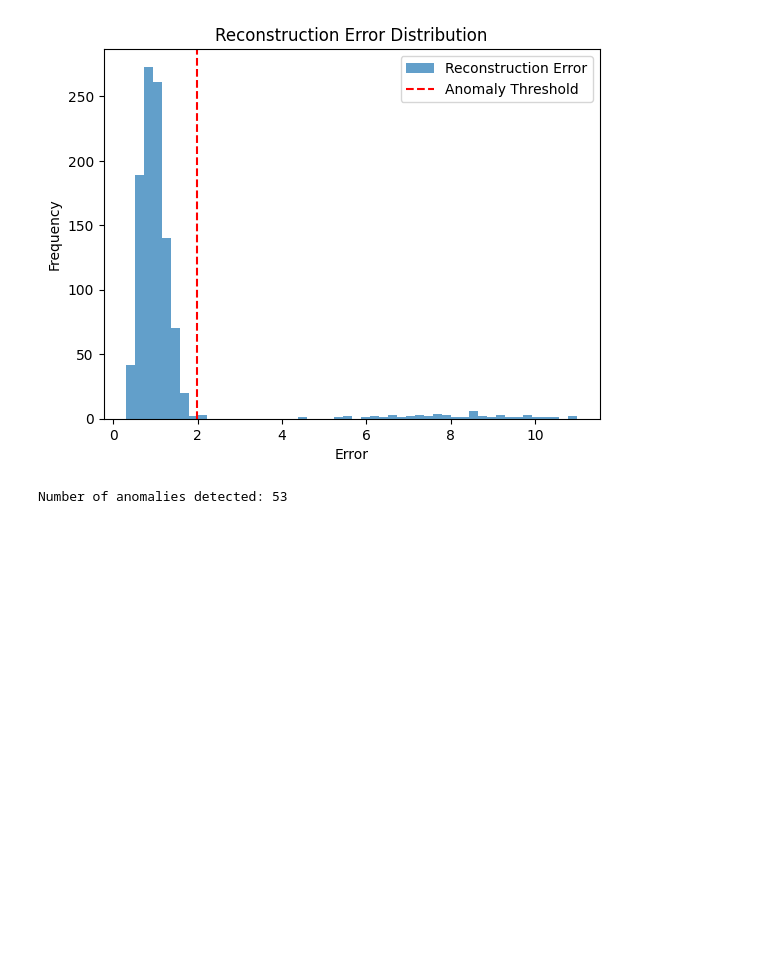
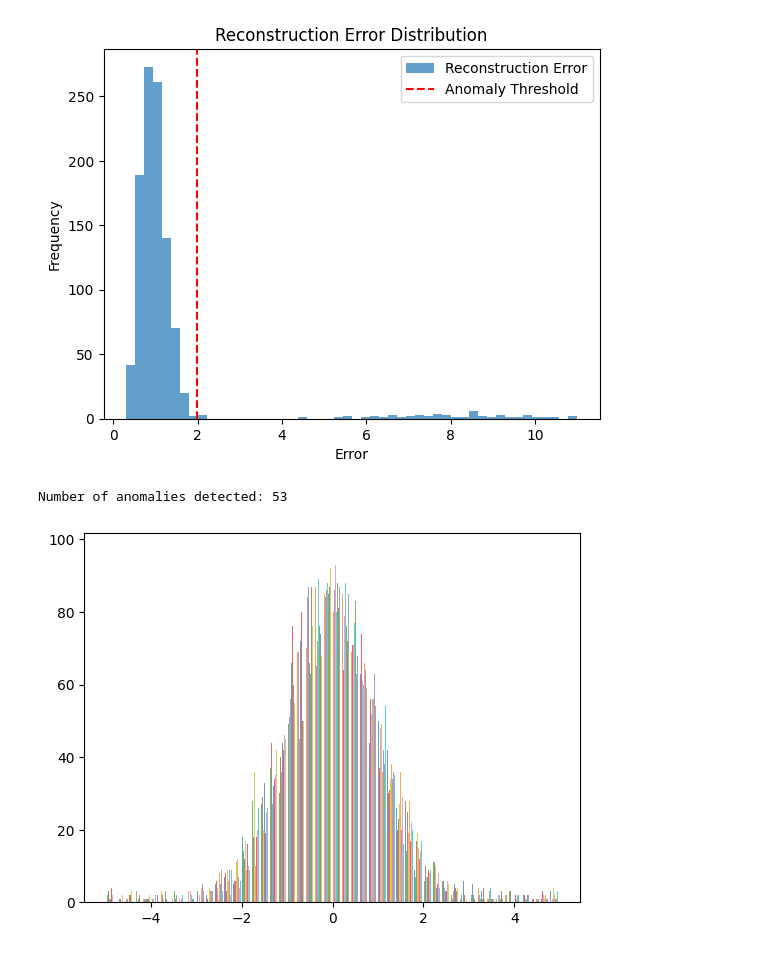
Before and after one commit to mghasemi19/Anomaly-detection-HEP, a Jupyter notebook: Tutorial1.ipynb, the cells around one changed output. Drawn from its saved outputs; the diff is of its cells as text; code cells hidden in the pictures; blank space fills up the shorter version.

```diff
--- a/Tutorial1.ipynb
+++ b/Tutorial1.ipynb
@@ -729,3 +731,7 @@ Epoch 30, Loss: 0.9876
 Epoch 40, Loss: 0.9769
 [figure]
 Number of anomalies detected: 53
+# %%
+_, _, _ = plt.hist(data, bins=50, alpha=0.7, label="Reconstruction Error")
+# %% [output]
+[figure, added]
```
Also changed, not shown: parts of 2 cells of this notebook.
